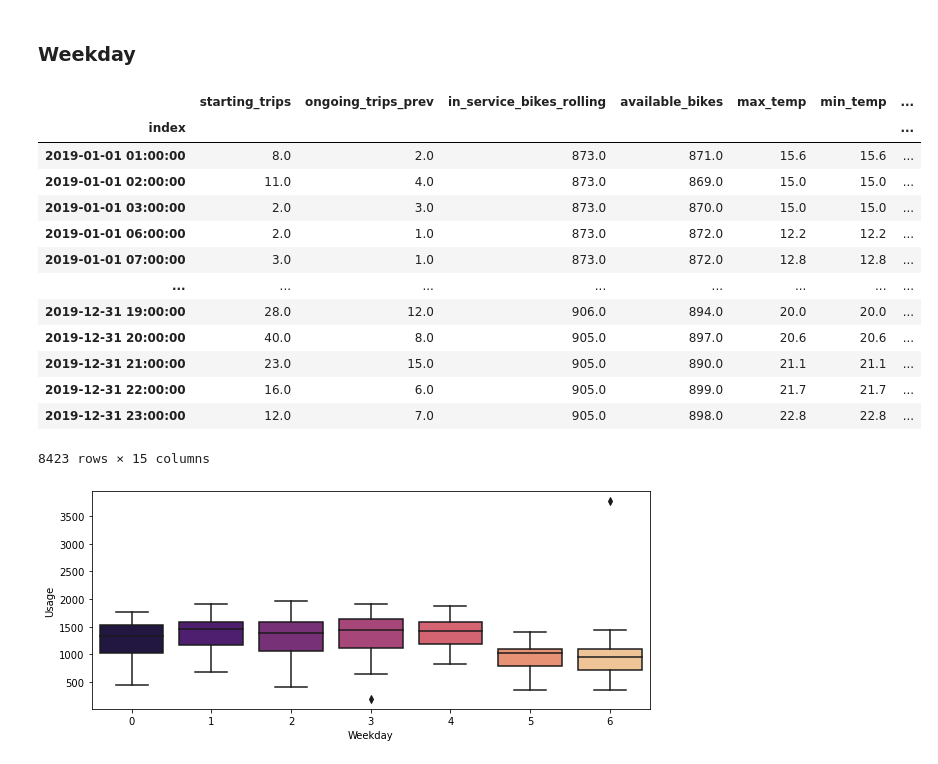
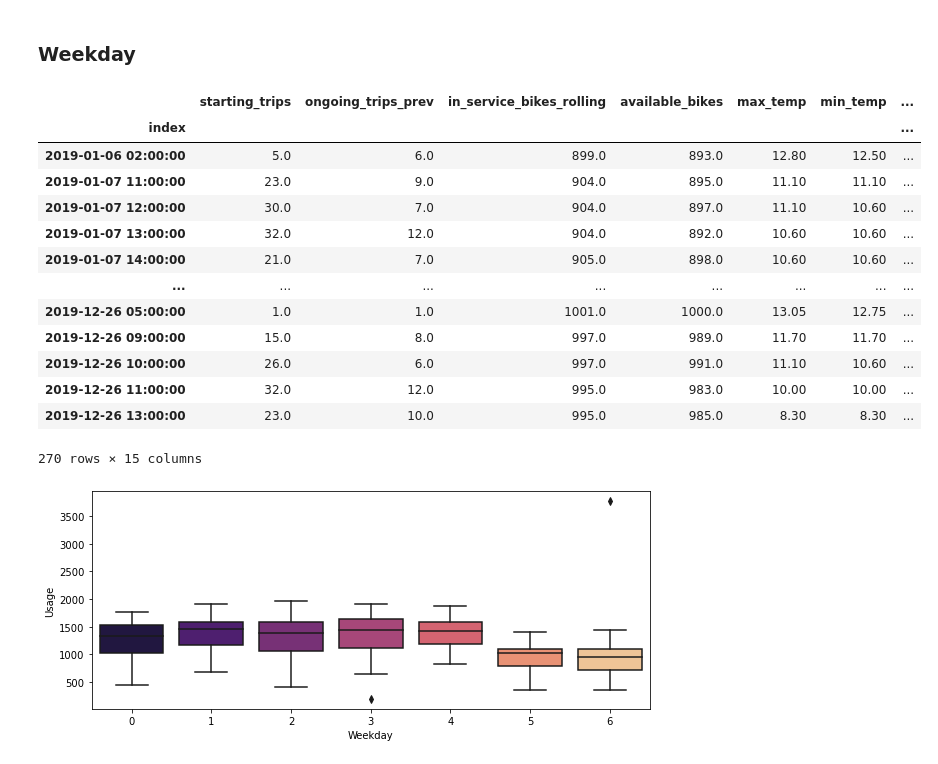
Before and after one commit to katekuian/aa_2021_magma, a Jupyter notebook: 02_descriptive_analytics/01_temporal_demand_patterns_and_seasonality.ipynb, the cells around one changed output. Cells and saved outputs as stored; diff of their text form; code cells hidden in the pictures.

```diff
--- a/02_descriptive_analytics/01_temporal_demand_patterns_and_seasonality.ipynb
+++ b/02_descriptive_analytics/01_temporal_demand_patterns_and_seasonality.ipynb
@@ -12,22 +12,22 @@ trips_hourly_engineered = pd.read_pickle('../00_data/trips_hourly_engineered.pkl
 # %%
 #create column for total of starting and ongoing trips per hour
 trips_hourly_engineered["ongoing_trips_total"]= trips_hourly_engineered["starting_trips"]+ trips_hourly_engineered["starting_trips"]
-trips_hourly_engineered
+trips_hourly_engineered[trips_hourly_engineered["precip"]!=0]
 # %% [output]
 |  | starting_trips | ongoing_trips_prev | in_service_bikes_rolling | available_bikes | max_temp | min_temp | ... |
 | index |  |  |  |  |  |  | ... |
-| 2019-01-01 01:00:00 | 8.0 | 2.0 | 873.0 | 871.0 | 15.6 | 15.6 | ... |
-| 2019-01-01 02:00:00 | 11.0 | 4.0 | 873.0 | 869.0 | 15.0 | 15.0 | ... |
-| 2019-01-01 03:00:00 | 2.0 | 3.0 | 873.0 | 870.0 | 15.0 | 15.0 | ... |
-| 2019-01-01 06:00:00 | 2.0 | 1.0 | 873.0 | 872.0 | 12.2 | 12.2 | ... |
-| 2019-01-01 07:00:00 | 3.0 | 1.0 | 873.0 | 872.0 | 12.8 | 12.8 | ... |
+| 2019-01-06 02:00:00 | 5.0 | 6.0 | 899.0 | 893.0 | 12.80 | 12.50 | ... |
+| 2019-01-07 11:00:00 | 23.0 | 9.0 | 904.0 | 895.0 | 11.10 | 11.10 | ... |
+| 2019-01-07 12:00:00 | 30.0 | 7.0 | 904.0 | 897.0 | 11.10 | 10.60 | ... |
+| 2019-01-07 13:00:00 | 32.0 | 12.0 | 904.0 | 892.0 | 10.60 | 10.60 | ... |
+| 2019-01-07 14:00:00 | 21.0 | 7.0 | 905.0 | 898.0 | 10.60 | 10.60 | ... |
 | ... | ... | ... | ... | ... | ... | ... | ... |
-| 2019-12-31 19:00:00 | 28.0 | 12.0 | 906.0 | 894.0 | 20.0 | 20.0 | ... |
-| 2019-12-31 20:00:00 | 40.0 | 8.0 | 905.0 | 897.0 | 20.6 | 20.6 | ... |
-| 2019-12-31 21:00:00 | 23.0 | 15.0 | 905.0 | 890.0 | 21.1 | 21.1 | ... |
-| 2019-12-31 22:00:00 | 16.0 | 6.0 | 905.0 | 899.0 | 21.7 | 21.7 | ... |
-| 2019-12-31 23:00:00 | 12.0 | 7.0 | 905.0 | 898.0 | 22.8 | 22.8 | ... |
+| 2019-12-26 05:00:00 | 1.0 | 1.0 | 1001.0 | 1000.0 | 13.05 | 12.75 | ... |
+| 2019-12-26 09:00:00 | 15.0 | 8.0 | 997.0 | 989.0 | 11.70 | 11.70 | ... |
+| 2019-12-26 10:00:00 | 26.0 | 6.0 | 997.0 | 991.0 | 11.10 | 10.60 | ... |
+| 2019-12-26 11:00:00 | 32.0 | 12.0 | 995.0 | 983.0 | 10.00 | 10.00 | ... |
+| 2019-12-26 13:00:00 | 23.0 | 10.0 | 995.0 | 985.0 | 8.30 | 8.30 | ... |
-8423 rows × 15 columns
+270 rows × 15 columns
 # %%
 #group by weekday and plot
 trips_hourly_engineered_weekday = trips_hourly_engineered.groupby(["day_of_year","day_of_week"])["ongoing_trips_total"].sum()
```
Also changed, not shown: parts of 6 cells of this notebook.
